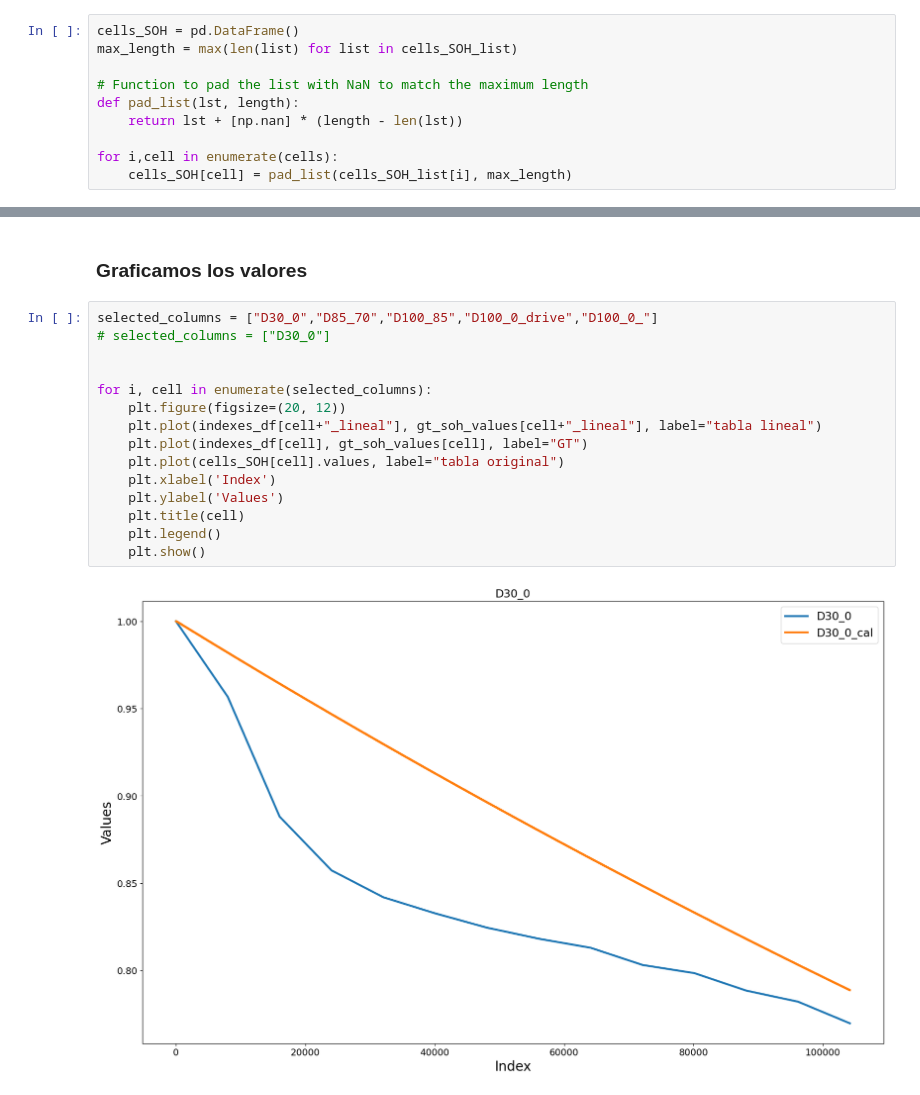
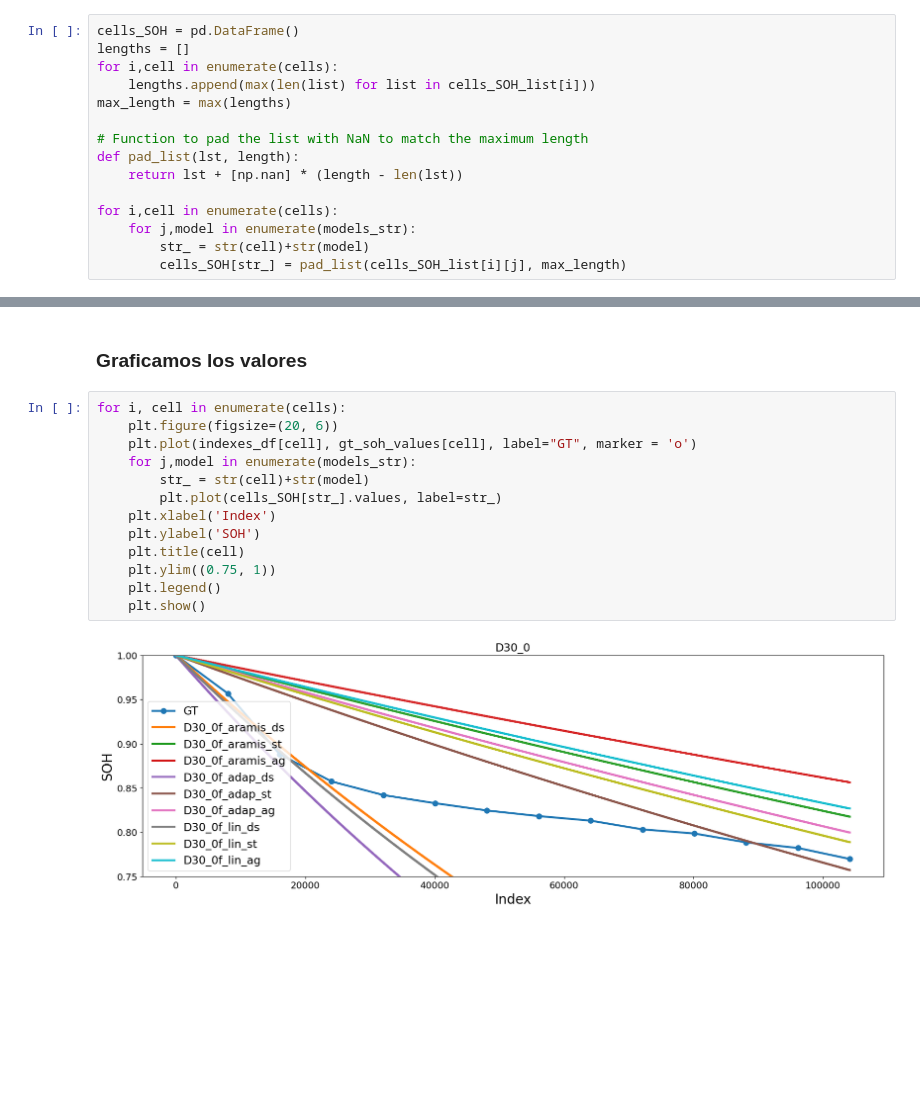
Before and after one commit to AXS-Rose/degradation_model, a Jupyter notebook: soh_methods_aging.ipynb, the cells around one changed output, grey strips where cells are left out. Saved outputs shown, nothing was run; the diff lists cells and outputs as text; blank space fills up the shorter version.

```diff
--- a/soh_methods_aging.ipynb
+++ b/soh_methods_aging.ipynb
@@ -283,14 +310,19 @@ cell_eq_cycle
 ### Obtenemos el df con los SOH calculados y rellenamos con nan
 # %%
 cells_SOH = pd.DataFrame()
-max_length = max(len(list) for list in cells_SOH_list)
+lengths = []
+for i,cell in enumerate(cells):
+    lengths.append(max(len(list) for list in cells_SOH_list[i]))
+max_length = max(lengths)
 
 # Function to pad the list with NaN to match the maximum length
 def pad_list(lst, length):
     return lst + [np.nan] * (length - len(lst))
 
 for i,cell in enumerate(cells):
-    cells_SOH[cell] = pad_list(cells_SOH_list[i], max_length)
+    for j,model in enumerate(models_str):
+        str_ = str(cell)+str(model)
+        cells_SOH[str_] = pad_list(cells_SOH_list[i][j], max_length)
 # %% [markdown]
 ### Adaptamos los indices del GT
 # %%
@@ -329,19 +361,17 @@ indexes_df
 # %% [markdown]
 ### Graficamos los valores
 # %%
-selected_columns = ["D30_0","D85_70","D100_85","D100_0_drive","D100_0_"]
-# selected_columns = ["D30_0"]
-
-
-for i, cell in enumerate(selected_columns):
-    plt.figure(figsize=(20, 12))
-    plt.plot(indexes_df[cell+"_lineal"], gt_soh_values[cell+"_lineal"], label="tabla lineal")
-    plt.plot(indexes_df[cell], gt_soh_values[cell], label="GT")
-    plt.plot(cells_SOH[cell].values, label="tabla original")
+for i, cell in enumerate(cells):
+    plt.figure(figsize=(20, 6))
+    plt.plot(indexes_df[cell], gt_soh_values[cell], label="GT", marker = 'o')
+    for j,model in enumerate(models_str):
+        str_ = str(cell)+str(model)
+        plt.plot(cells_SOH[str_].values, label=str_)
     plt.xlabel('Index')
-    plt.ylabel('Values')
+    plt.ylabel('SOH')
     plt.title(cell)
+    plt.ylim((0.75, 1))
     plt.legend()
     plt.show()
 # %% [output]
-[figure, old version]
+[figure, new version]
```
Also changed, not shown: parts of 11 cells of this notebook, 1 other file.
